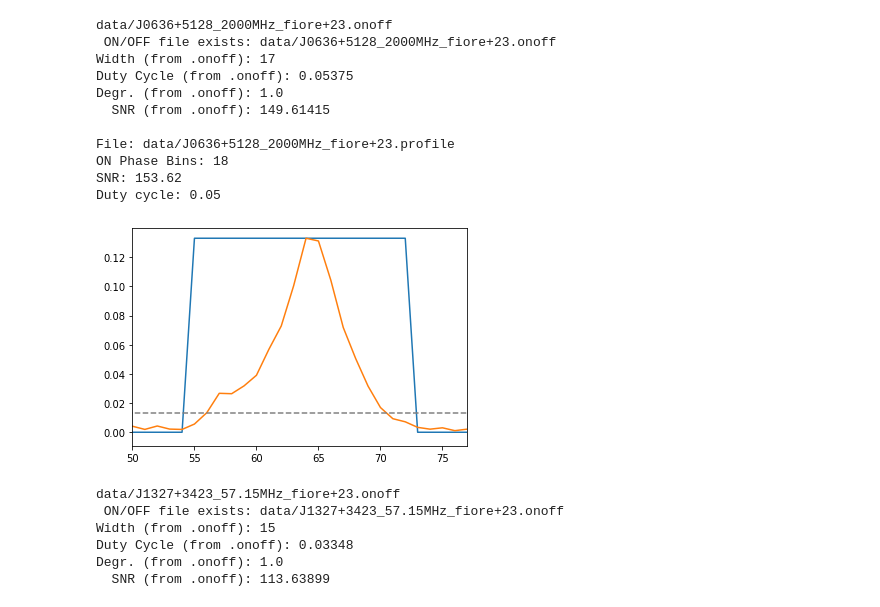
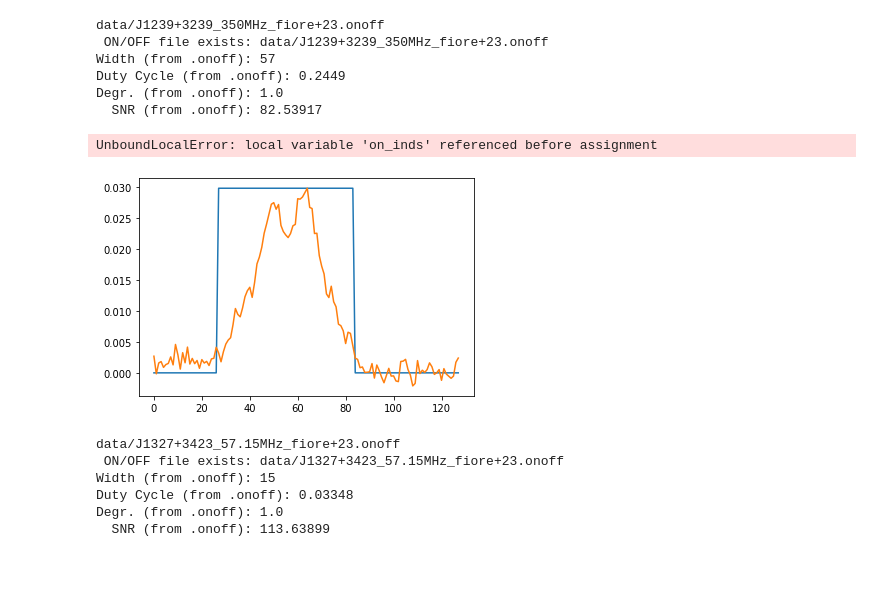
Before and after one commit to wcfiore/gbncc_viii, a Jupyter notebook: prof_flux_est.ipynb, the cells around one changed output. Drawn from its saved outputs; the diff is of its cells as text; code cells hidden in the pictures; blank space fills up the shorter version.

Commit message:
Plotting overhaul, pulse widths table

```diff
--- a/prof_flux_est.ipynb
+++ b/prof_flux_est.ipynb
@@ -424,25 +424,21 @@ def onoff(OBSERVING_FREQ, index, OVERWRITE_ONOFF=False, box_width=None, zoom=Fal
             for pp,oo in zip(profile,onoff):
                 f.write(f"{pp:.8f} {oo}\n")
 # %%
-onoff(2000,
-      0, OVERWRITE_ONOFF = True, box_width = 18
+onoff(350,
+      5, OVERWRITE_ONOFF = False, box_width = 18
       #,zoom = False   # if not False, number of phase bins on either side of profile
       ,zoom = 5      # zoom may not work for profiles with interpulses, only works if overwriting
       )
 plt.show()
 # %% [output]
-data/J0636+5128_2000MHz_fiore+23.onoff
- ON/OFF file exists: data/J0636+5128_2000MHz_fiore+23.onoff
-Width (from .onoff): 17
-Duty Cycle (from .onoff): 0.05375
+data/J1239+3239_350MHz_fiore+23.onoff
+ ON/OFF file exists: data/J1239+3239_350MHz_fiore+23.onoff
+Width (from .onoff): 57
+Duty Cycle (from .onoff): 0.2449
 Degr. (from .onoff): 1.0
-  SNR (from .onoff): 149.61415
-
-File: data/J0636+5128_2000MHz_fiore+23.profile
-ON Phase Bins: 18
-SNR: 153.62
-Duty cycle: 0.05
+  SNR (from .onoff): 82.53917
+UnboundLocalError: local variable 'on_inds' referenced before assignment
-[figure, old version]
+[figure, new version]
 # %%
 freqs = [57.15,149.0,350.0,430.0,820.0,1380.0,1500.0,2000.0]
 for freq in freqs:
```
Also changed, not shown: parts of 2 cells of this notebook, 4 other files.
